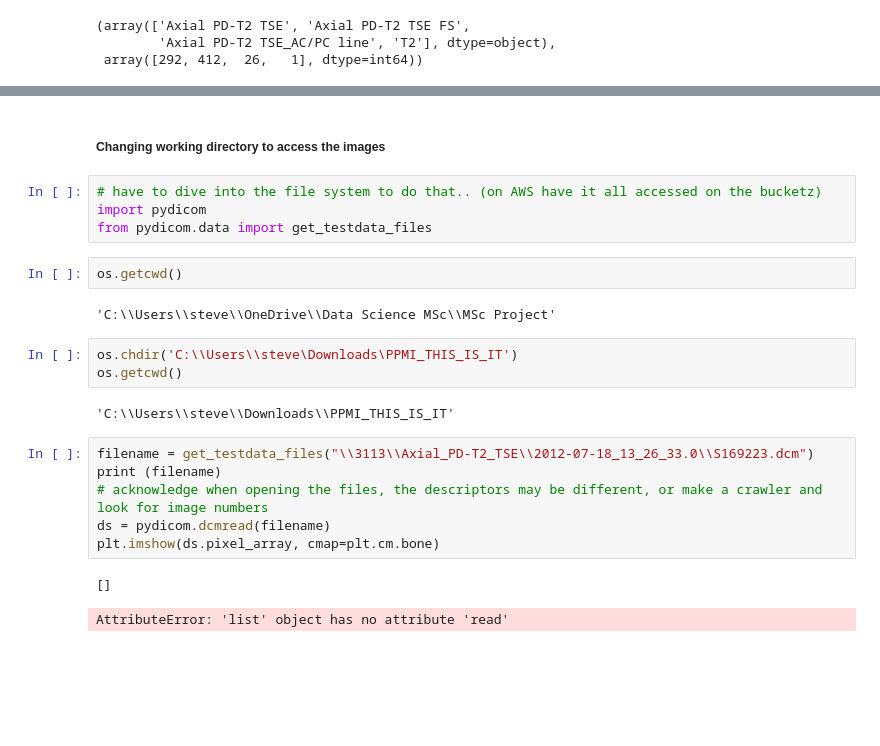
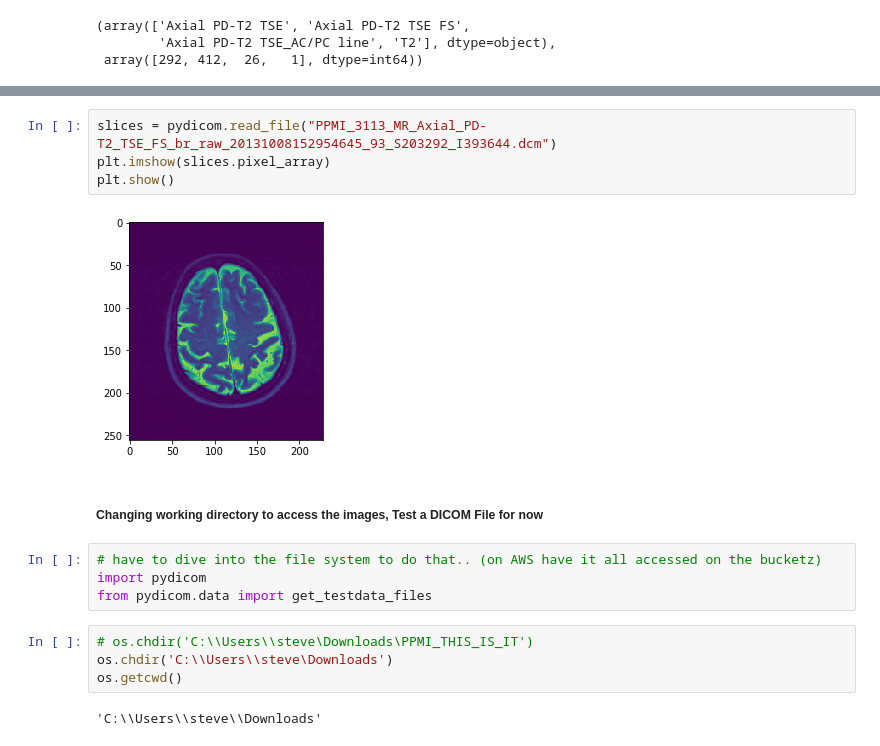
Before and after one commit to StevenVuong/MSc_Project, a Jupyter notebook: Data Exploration v1.ipynb, the cells around one changed output, grey strips where cells are left out. Drawn from its saved outputs; the diff is of its cells as text; blank space fills up the shorter version.

```diff
--- a/Data Exploration v1.ipynb
+++ b/Data Exploration v1.ipynb
@@ -53,24 +63,18 @@ tse_nofs_test_id = 226399
+# %%
+slices = pydicom.read_file("PPMI_3113_MR_Axial_PD-T2_TSE_FS_br_raw_20131008152954645_93_S203292_I393644.dcm")
+plt.imshow(slices.pixel_array)
+plt.show()
+# %% [output]
+[figure, added]
 # %% [markdown]
-##### Changing working directory to access the images
+##### Changing working directory to access the images, Test a DICOM File for now
 # %%
 # have to dive into the file system to do that.. (on AWS have it all accessed on the bucketz)
 import pydicom
 from pydicom.data import get_testdata_files
-# %%
-os.getcwd()
-# %% [output]
-'C:\\Users\\steve\\OneDrive\\Data Science MSc\\MSc Project'
 # %%
-os.chdir('C:\\Users\\steve\Downloads\PPMI_THIS_IS_IT')
+# os.chdir('C:\\Users\\steve\Downloads\PPMI_THIS_IS_IT')
+os.chdir('C:\\Users\\steve\Downloads')
 os.getcwd()
 # %% [output]
-'C:\\Users\\steve\\Downloads\\PPMI_THIS_IS_IT'
+'C:\\Users\\steve\\Downloads'
-# %%
-filename = get_testdata_files("\\3113\\Axial_PD-T2_TSE\\2012-07-18_13_26_33.0\\S169223.dcm")
-print (filename)
-# acknowledge when opening the files, the descriptors may be different, or make a crawler and look for image numbers
-ds = pydicom.dcmread(filename)
-plt.imshow(ds.pixel_array, cmap=plt.cm.bone)
-# %% [output]
-[]
-AttributeError: 'list' object has no attribute 'read'
```
Also changed, not shown: parts of 7 cells of this notebook.
